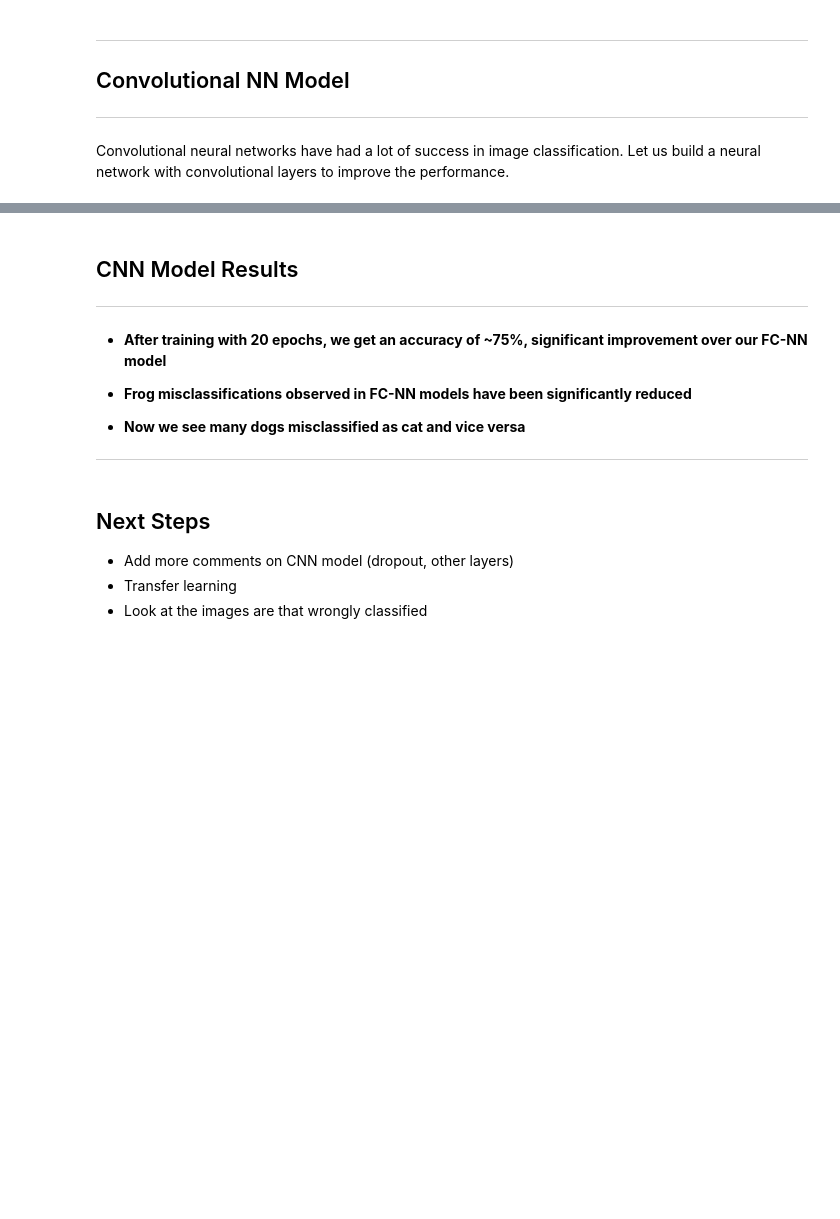
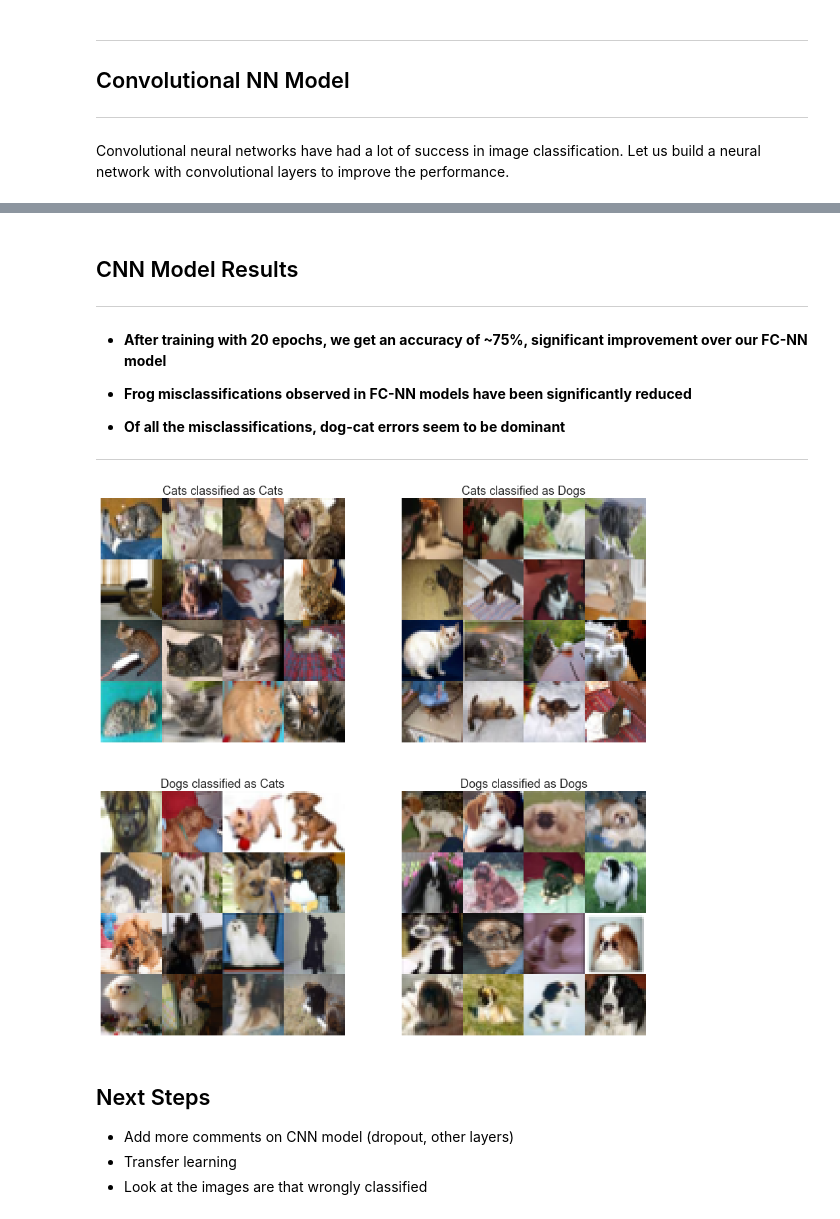
Before and after one commit to swami84/CIFAR10-Image-Classification---TensorFlow-, a Jupyter notebook: Cifar Image Classification.ipynb, the cells around one changed output, grey strips where cells are left out. Drawn from its saved outputs; the diff is of its cells as text; code cells hidden in the pictures; blank space fills up the shorter version.

```diff
--- a/Cifar Image Classification.ipynb
+++ b/Cifar Image Classification.ipynb
@@ -484,8 +528,43 @@ sns.heatmap(norm_conf_mx_cnn, annot=False, square=True,xticklabels=image_classes
 * **After training with 20 epochs, we get an accuracy of ~75%, significant improvement over our FC-NN model**
 
 * **Frog misclassifications observed in FC-NN models have been significantly reduced**
-* **Now we see many dogs misclassified as cat and vice versa**
+* **Of all the misclassifications, dog-cat errors seem to be dominant**
 ***
+# %%
+import matplotlib as mpl
+def plot_images(instances, images_per_row=10, **options):
+    size = 32
+    images_per_row = min(len(instances), images_per_row)
+    images = [instance.reshape(size,size,3) for instance in instances]
+    n_rows = (len(instances) - 1) // images_per_row + 1
+    row_images = []
+    n_empty = n_rows * images_per_row - len(instances)
+    images.append(np.zeros((size, size * n_empty)))
+    for row in range(n_rows):
+        rimages = images[row * images_per_row : (row + 1) * images_per_row]
+        row_images.append(np.concatenate(rimages, axis=1))
+    image = np.concatenate(row_images, axis=0)
+    plt.imshow(image, **options)
+    plt.axis("off")
+# %%
+cl_a, cl_b = 3, 5
+X_aa = X_test[(y_test == cl_a) & (pred_cnn_model == cl_a)]
+X_ab = X_test[(y_test == cl_a) & (pred_cnn_model == cl_b)]
+X_ba = X_test[(y_test == cl_b) & (pred_cnn_model == cl_a)]
+X_bb = X_test[(y_test == cl_b) & (pred_cnn_model == cl_b)]
+
+plt.figure(figsize=(15,15))
+ax1 = plt.subplot(221); plot_images(X_aa[:16], images_per_row=4)
+ax1.title.set_text('Cats classified as Cats')
+ax2 = plt.subplot(222); plot_images(X_ab[:16], images_per_row=4)
+ax2.title.set_text('Cats classified as Dogs')
+ax3 = plt.subplot(223); plot_images(X_ba[:16], images_per_row=4)
+ax3.title.set_text('Dogs classified as Cats')
+ax4 = plt.subplot(224); plot_images(X_bb[:16], images_per_row=4)
+ax4.title.set_text('Dogs classified as Dogs')
+plt.show()
+# %% [output]
+[figure, added]
 # %% [markdown]
 ## Next Steps
 
```
Also changed, not shown: parts of 16 cells of this notebook, 2 other files.
